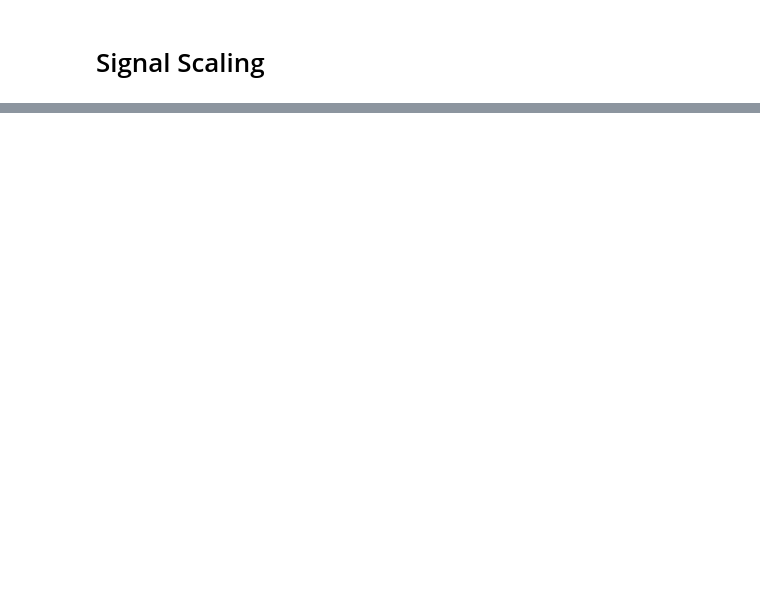
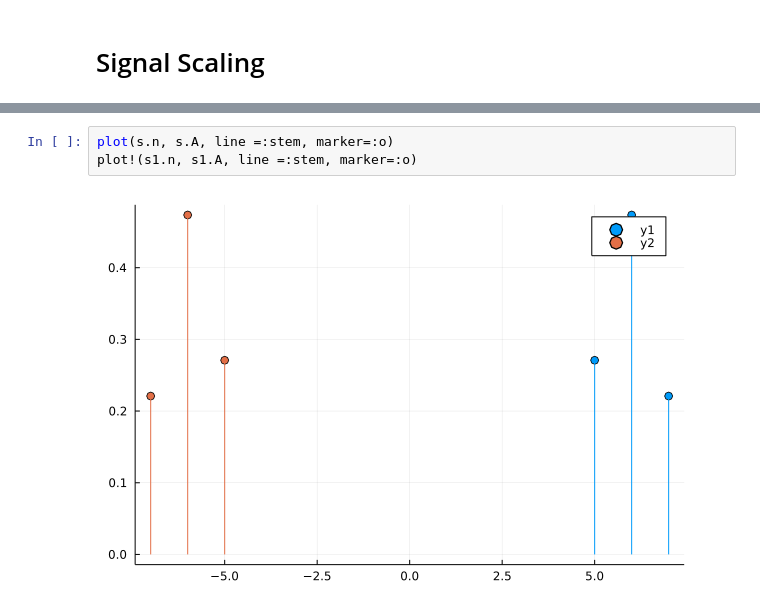
Before and after one commit to gjunqueira-sys/MySignalProcessing.jl, a Jupyter notebook: src/sketch.ipynb, the cells around one changed output, grey strips where cells are left out. Saved outputs shown, nothing was run; the diff lists cells and outputs as text; blank space fills up the shorter version.

```diff
--- a/src/sketch.ipynb
+++ b/src/sketch.ipynb
@@ -195,0 +228,5 @@ plot(p1,p2, layout=(2,1))
+# %%
+plot(s.n, s.A, line =:stem, marker=:o)
+plot!(s1.n, s1.A, line =:stem, marker=:o)
+# %% [output]
+[figure, added]
```
Also changed, not shown: parts of 15 cells of this notebook, 1 other file.
